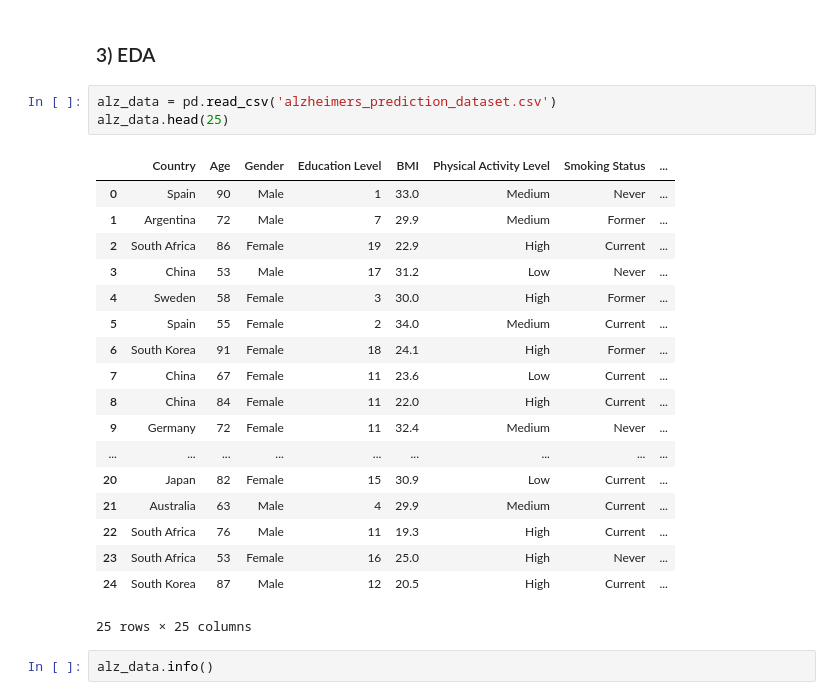
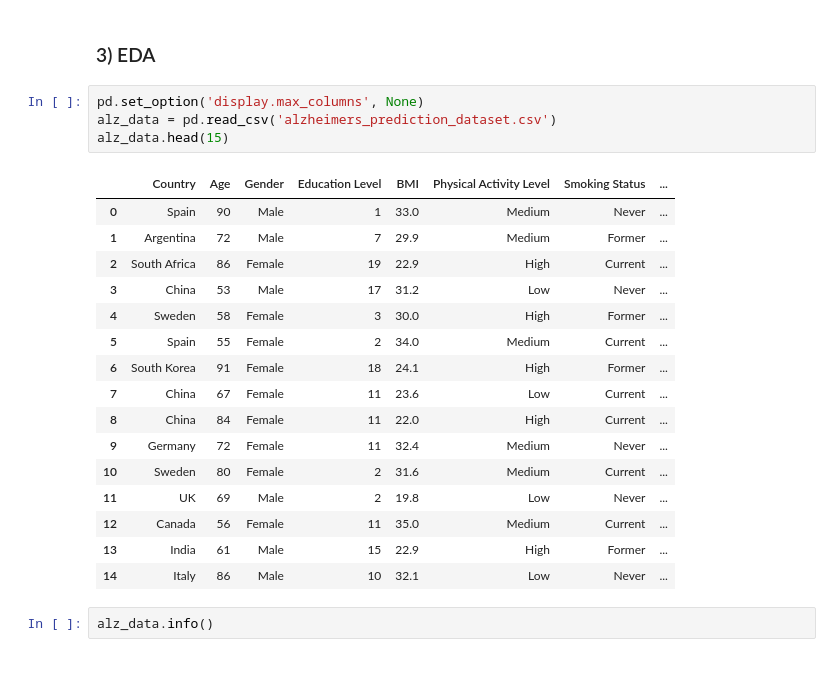
Before and after one commit to Zander-Rothering/Chem277a_Project_II, a Jupyter notebook: Project_II.ipynb, the cells around one changed output. Saved outputs shown, nothing was run; the diff lists cells and outputs as text; blank space fills up the shorter version.

```diff
--- a/Project_II.ipynb
+++ b/Project_II.ipynb
@@ -45,27 +49,26 @@ from sklearn.metrics import confusion_matrix, ConfusionMatrixDisplay
 # %% [markdown]
 ### 3) EDA
 # %%
+pd.set_option('display.max_columns', None)
 alz_data = pd.read_csv('alzheimers_prediction_dataset.csv')
-alz_data.head(25)
+alz_data.head(15)
 # %% [output]
 |  | Country | Age | Gender | Education Level | BMI | Physical Activity Level | Smoking Status | ... |
 | 0 | Spain | 90 | Male | 1 | 33.0 | Medium | Never | ... |
 | 1 | Argentina | 72 | Male | 7 | 29.9 | Medium | Former | ... |
 | 2 | South Africa | 86 | Female | 19 | 22.9 | High | Current | ... |
 | 3 | China | 53 | Male | 17 | 31.2 | Low | Never | ... |
 | 4 | Sweden | 58 | Female | 3 | 30.0 | High | Former | ... |
 | 5 | Spain | 55 | Female | 2 | 34.0 | Medium | Current | ... |
 | 6 | South Korea | 91 | Female | 18 | 24.1 | High | Former | ... |
 | 7 | China | 67 | Female | 11 | 23.6 | Low | Current | ... |
 | 8 | China | 84 | Female | 11 | 22.0 | High | Current | ... |
 | 9 | Germany | 72 | Female | 11 | 32.4 | Medium | Never | ... |
-| ... | ... | ... | ... | ... | ... | ... | ... | ... |
-| 20 | Japan | 82 | Female | 15 | 30.9 | Low | Current | ... |
-| 21 | Australia | 63 | Male | 4 | 29.9 | Medium | Current | ... |
-| 22 | South Africa | 76 | Male | 11 | 19.3 | High | Current | ... |
-| 23 | South Africa | 53 | Female | 16 | 25.0 | High | Never | ... |
-| 24 | South Korea | 87 | Male | 12 | 20.5 | High | Current | ... |
+| 10 | Sweden | 80 | Female | 2 | 31.6 | Medium | Current | ... |
+| 11 | UK | 69 | Male | 2 | 19.8 | Low | Never | ... |
+| 12 | Canada | 56 | Female | 11 | 35.0 | Medium | Current | ... |
+| 13 | India | 61 | Male | 15 | 22.9 | High | Former | ... |
+| 14 | Italy | 86 | Male | 10 | 32.1 | Low | Never | ... |
-25 rows × 25 columns
 # %%
 alz_data.info()
 # %% [output]
```
Also changed, not shown: parts of 12 cells of this notebook.
